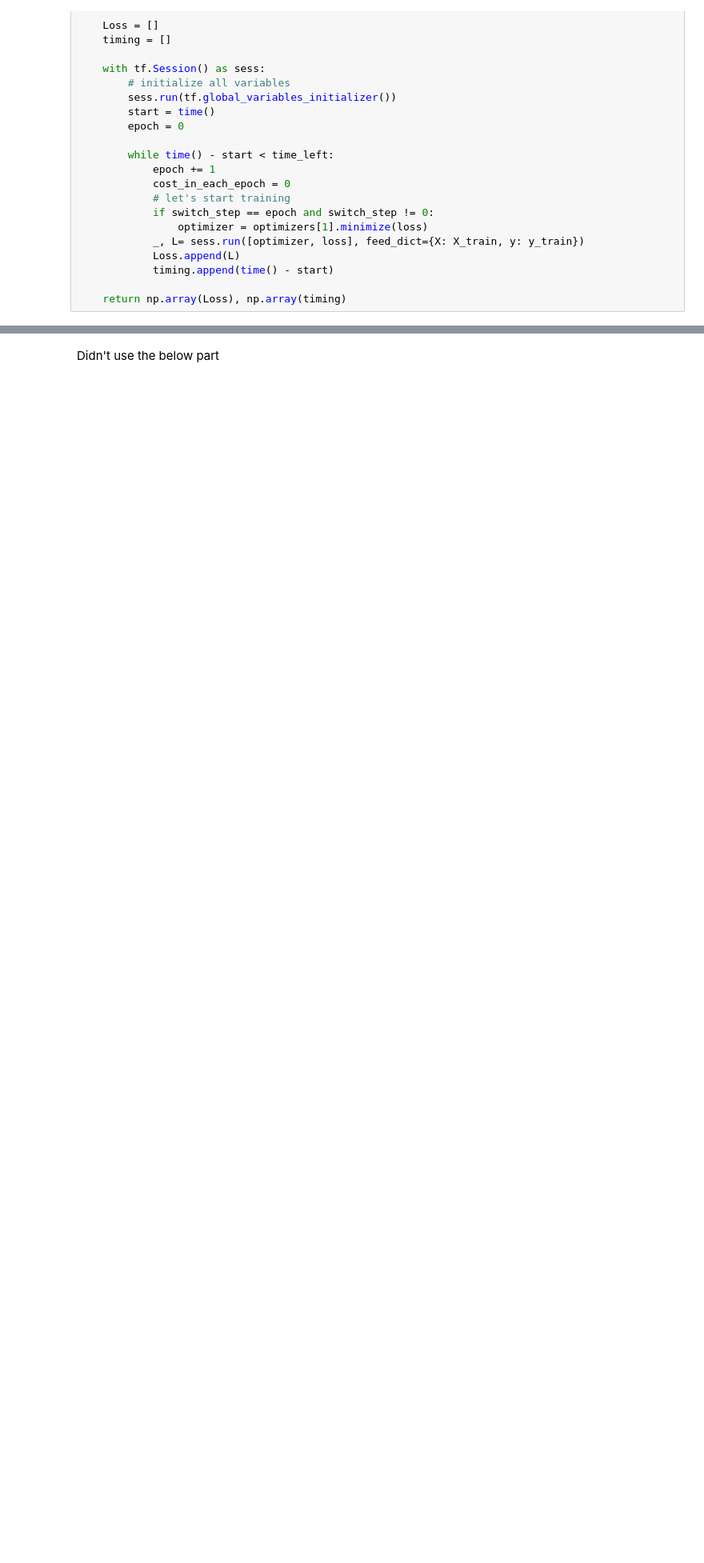
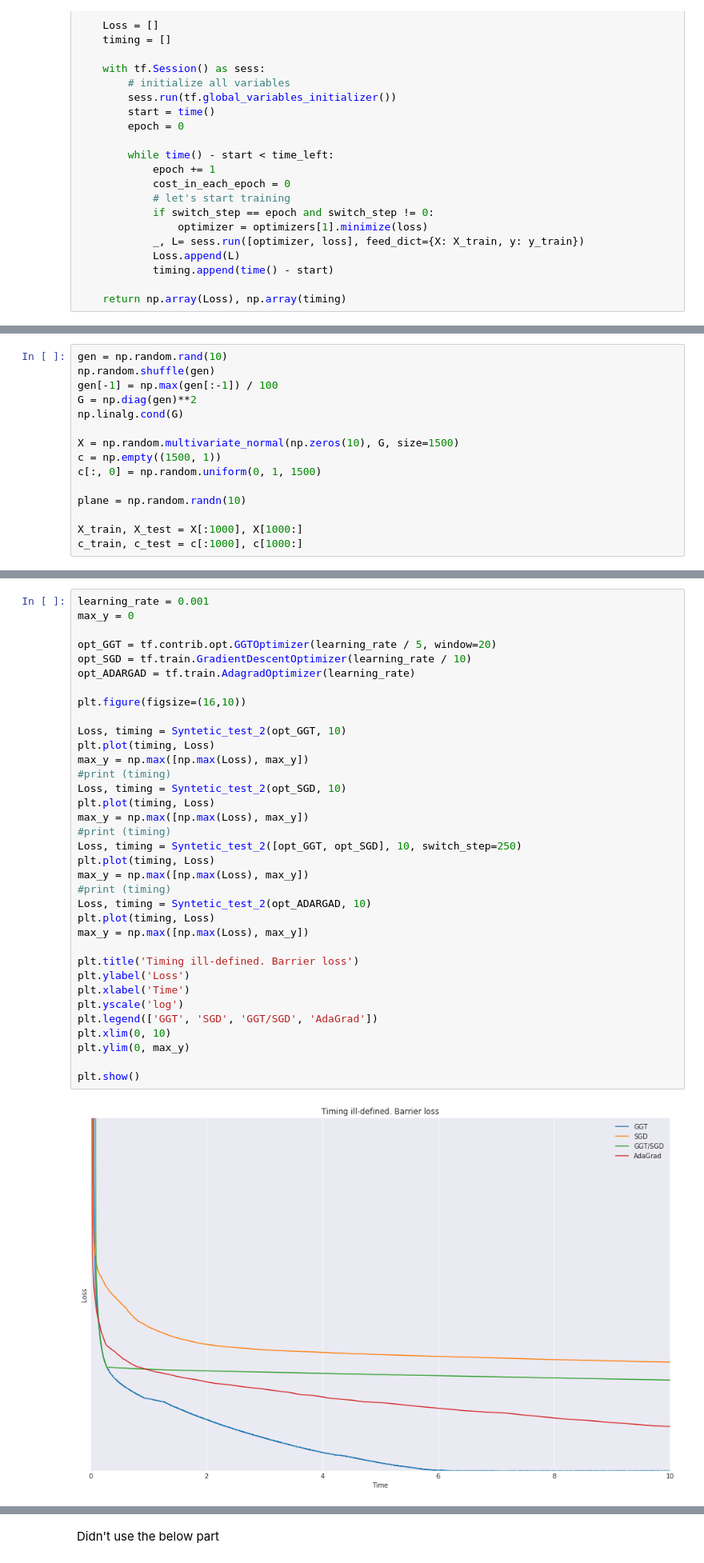
Before and after one commit to matyushinleonid/Matrix-Decomposition-for-Adaptive-Optimization-Regularization, a Jupyter notebook: Switching.ipynb, the cells around one changed output, grey strips where cells are left out. Shown at 80% size. Cells and saved outputs as stored; diff of their text form; blank space fills up the shorter version.

```diff
--- a/Switching.ipynb
+++ b/Switching.ipynb
@@ -804,0 +600,15 @@ plt.show()
+# %%
+gen = np.random.rand(10)
+np.random.shuffle(gen)
+gen[-1] = np.max(gen[:-1]) / 100
+G = np.diag(gen)**2
+np.linalg.cond(G)
+
+X = np.random.multivariate_normal(np.zeros(10), G, size=1500)
+c = np.empty((1500, 1))
+c[:, 0] = np.random.uniform(0, 1, 1500)
+
+plane = np.random.randn(10)
+
+X_train, X_test = X[:1000], X[1000:]
+c_train, c_test = c[:1000], c[1000:]
@@ -804,0 +666,37 @@ plt.show()
+# %%
+learning_rate = 0.001
+max_y = 0
+
+opt_GGT = tf.contrib.opt.GGTOptimizer(learning_rate / 5, window=20)
+opt_SGD = tf.train.GradientDescentOptimizer(learning_rate / 10)
+opt_ADARGAD = tf.train.AdagradOptimizer(learning_rate)
+
+plt.figure(figsize=(16,10))
+
+Loss, timing = Syntetic_test_2(opt_GGT, 10)
+plt.plot(timing, Loss)
+max_y = np.max([np.max(Loss), max_y])
+#print (timing)
+Loss, timing = Syntetic_test_2(opt_SGD, 10)
+plt.plot(timing, Loss)
+max_y = np.max([np.max(Loss), max_y])
+#print (timing)
+Loss, timing = Syntetic_test_2([opt_GGT, opt_SGD], 10, switch_step=250)
+plt.plot(timing, Loss)
+max_y = np.max([np.max(Loss), max_y])
+#print (timing)
+Loss, timing = Syntetic_test_2(opt_ADARGAD, 10)
+plt.plot(timing, Loss)
+max_y = np.max([np.max(Loss), max_y])
+
+plt.title('Timing ill-defined. Barrier loss')
+plt.ylabel('Loss')
+plt.xlabel('Time')
+plt.yscale('log')
+plt.legend(['GGT', 'SGD', 'GGT/SGD', 'AdaGrad'])
+plt.xlim(0, 10)
+plt.ylim(0, max_y)
+
+plt.show()
+# %% [output]
+[figure, added]
```
Also changed, not shown: parts of 14 cells of this notebook.
